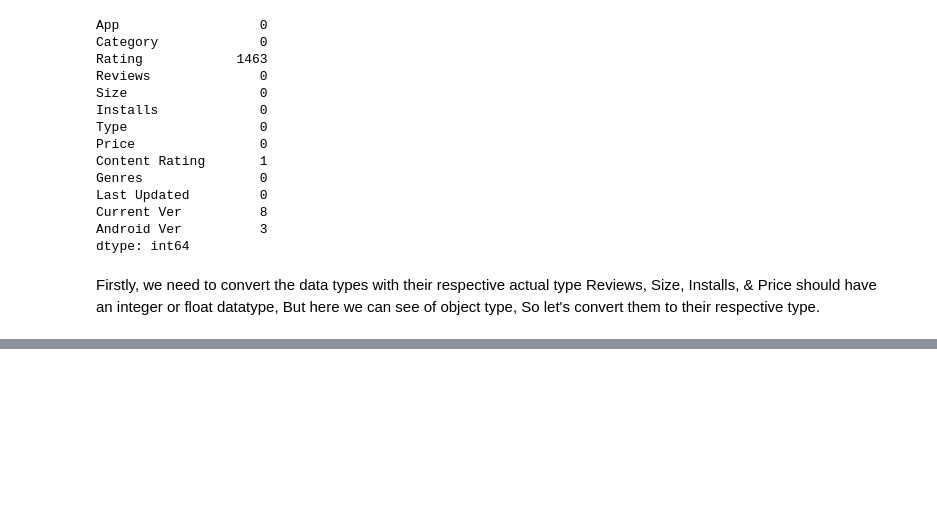
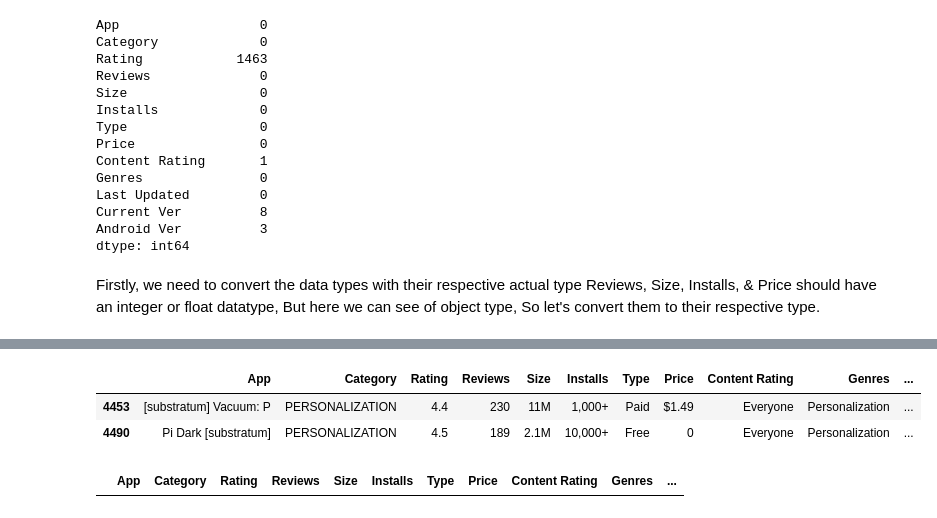
Before and after one commit to ashyaulla/Playstore-Data-Analysis, a Jupyter notebook: Copy_of_Playstore_Data_Analysis.ipynb, the cells around one changed output, grey strips where cells are left out. Saved outputs shown, nothing was run; the diff lists cells and outputs as text; code cells hidden in the pictures; blank space fills up the shorter version.

```diff
--- a/Copy_of_Playstore_Data_Analysis.ipynb
+++ b/Copy_of_Playstore_Data_Analysis.ipynb
@@ -184,0 +194,4 @@ Reviews, Size, Installs, & Price should have an integer or float datatype, But h
+# %%
+#taking mode value of the rating column and replace NaN values in it with the mode value
+mode_PS_df_Rating = PS_df['Rating'].mode()
+print(mode_PS_df_Rating)
@@ -184,0 +201,4 @@ Reviews, Size, Installs, & Price should have an integer or float datatype, But h
+# %%
+#Now updating the Nan vlues with the mode i  the Rating column
+PS_df['Rating'].fillna(value = mode_PS_df_Rating, inplace = True)
+PS_df[PS_df['Rating'].isnull()]
@@ -194,0 +213,15 @@ Reviews, Size, Installs, & Price should have an integer or float datatype, But h
+# %%
+#dropping the Nan in content Rating
+PS_df.dropna(subset = ['Content Rating'], inplace=True)
+# %%
+#Data clening for the "Android Ver" column
+PS_df[PS_df['Android Ver'].isnull()]
+# %% [output]
+|  | App | Category | Rating | Reviews | Size | Installs | Type | Price | Content Rating | Genres | ... |
+| 4453 | [substratum] Vacuum: P | PERSONALIZATION | 4.4 | 230 | 11M | 1,000+ | Paid | $1.49 | Everyone | Personalization | ... |
+| 4490 | Pi Dark [substratum] | PERSONALIZATION | 4.5 | 189 | 2.1M | 10,000+ | Free | 0 | Everyone | Personalization | ... |
+# %%
+PS_df.dropna(subset= ['Android Ver'], inplace = True)
+PS_df[PS_df['Android Ver'].isnull()]
+# %% [output]
+|  | App | Category | Rating | Reviews | Size | Installs | Type | Price | Content Rating | Genres | ... |
```
Also changed, not shown: parts of 12 cells of this notebook.
